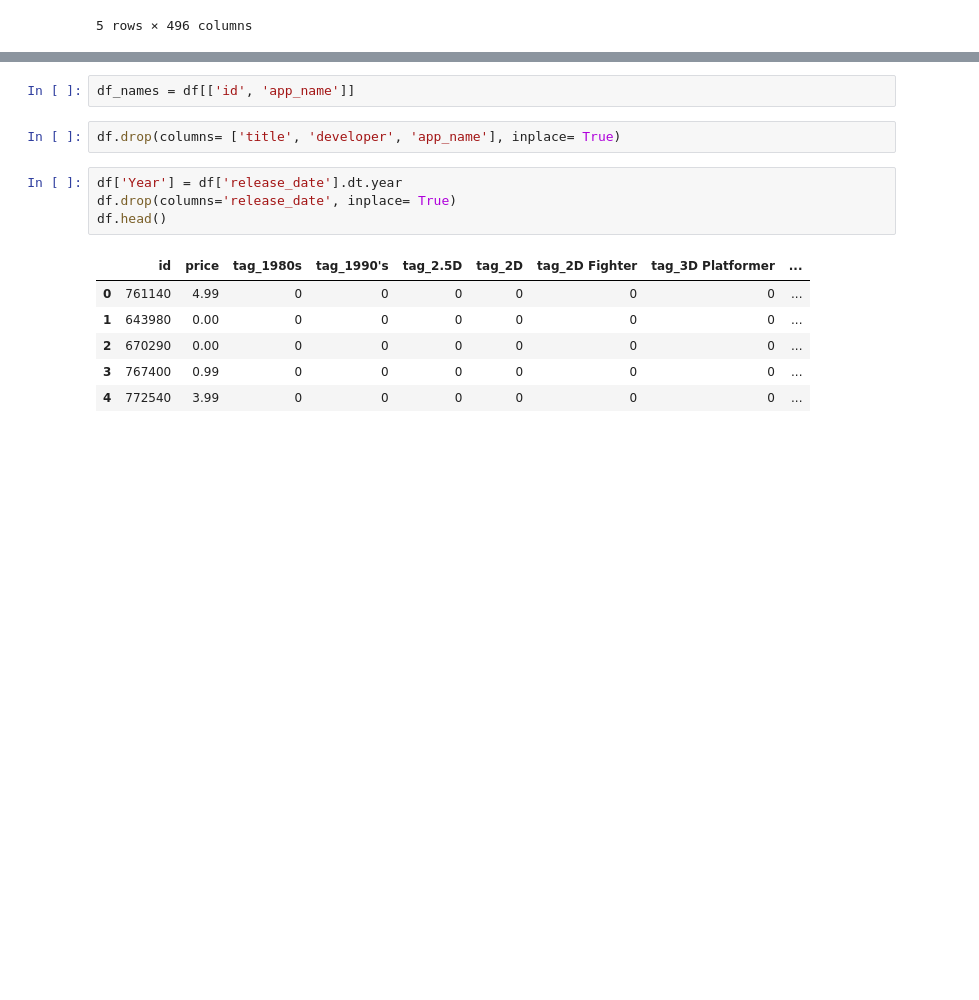
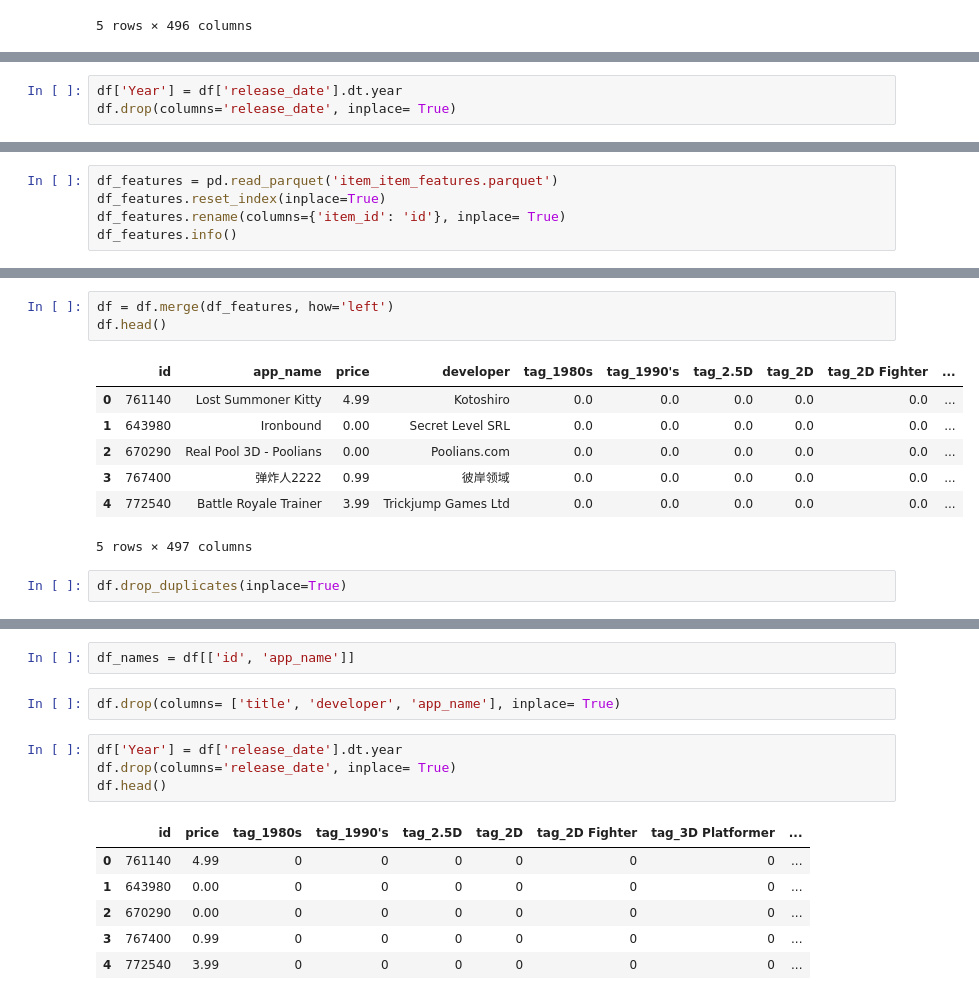
Before and after one commit to AlterCaimi/PI1_MLOps_Steam, a Jupyter notebook: Recommender System/item_item_recom.ipynb, the cells around one changed output, grey strips where cells are left out. Drawn from its saved outputs; the diff is of its cells as text; blank space fills up the shorter version.

```diff
--- a/Recommender System/item_item_recom.ipynb
+++ b/Recommender System/item_item_recom.ipynb
@@ -22,0 +49,3 @@ df.head()
+# %%
+df['Year'] = df['release_date'].dt.year
+df.drop(columns='release_date', inplace= True)
@@ -22,0 +60,5 @@ df.head()
+# %%
+df_features = pd.read_parquet('item_item_features.parquet')
+df_features.reset_index(inplace=True)
+df_features.rename(columns={'item_id': 'id'}, inplace= True)
+df_features.info()
@@ -22,0 +85,13 @@ df.head()
+# %%
+df = df.merge(df_features, how='left')
+df.head()
+# %% [output]
+|  | id | app_name | price | developer | tag_1980s | tag_1990's | tag_2.5D | tag_2D | tag_2D Fighter | ... |
+| 0 | 761140 | Lost Summoner Kitty | 4.99 | Kotoshiro | 0.0 | 0.0 | 0.0 | 0.0 | 0.0 | ... |
+| 1 | 643980 | Ironbound | 0.00 | Secret Level SRL | 0.0 | 0.0 | 0.0 | 0.0 | 0.0 | ... |
+| 2 | 670290 | Real Pool 3D - Poolians | 0.00 | Poolians.com | 0.0 | 0.0 | 0.0 | 0.0 | 0.0 | ... |
+| 3 | 767400 | 弹炸人2222 | 0.99 | 彼岸领域 | 0.0 | 0.0 | 0.0 | 0.0 | 0.0 | ... |
+| 4 | 772540 | Battle Royale Trainer | 3.99 | Trickjump Games Ltd | 0.0 | 0.0 | 0.0 | 0.0 | 0.0 | ... |
+5 rows × 497 columns
+# %%
+df.drop_duplicates(inplace=True)
```
Also changed, not shown: parts of 35 cells of this notebook, 4 other files.
